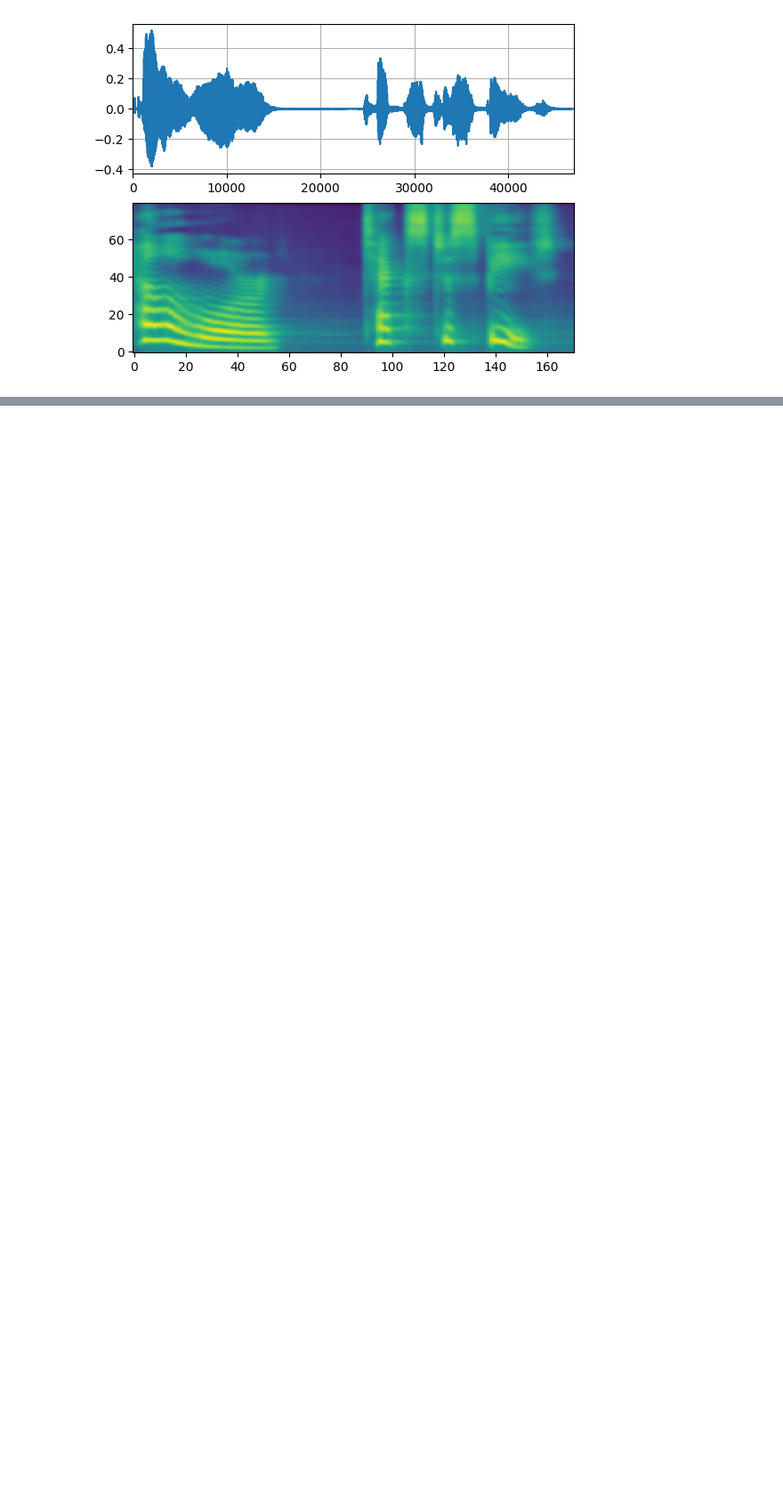
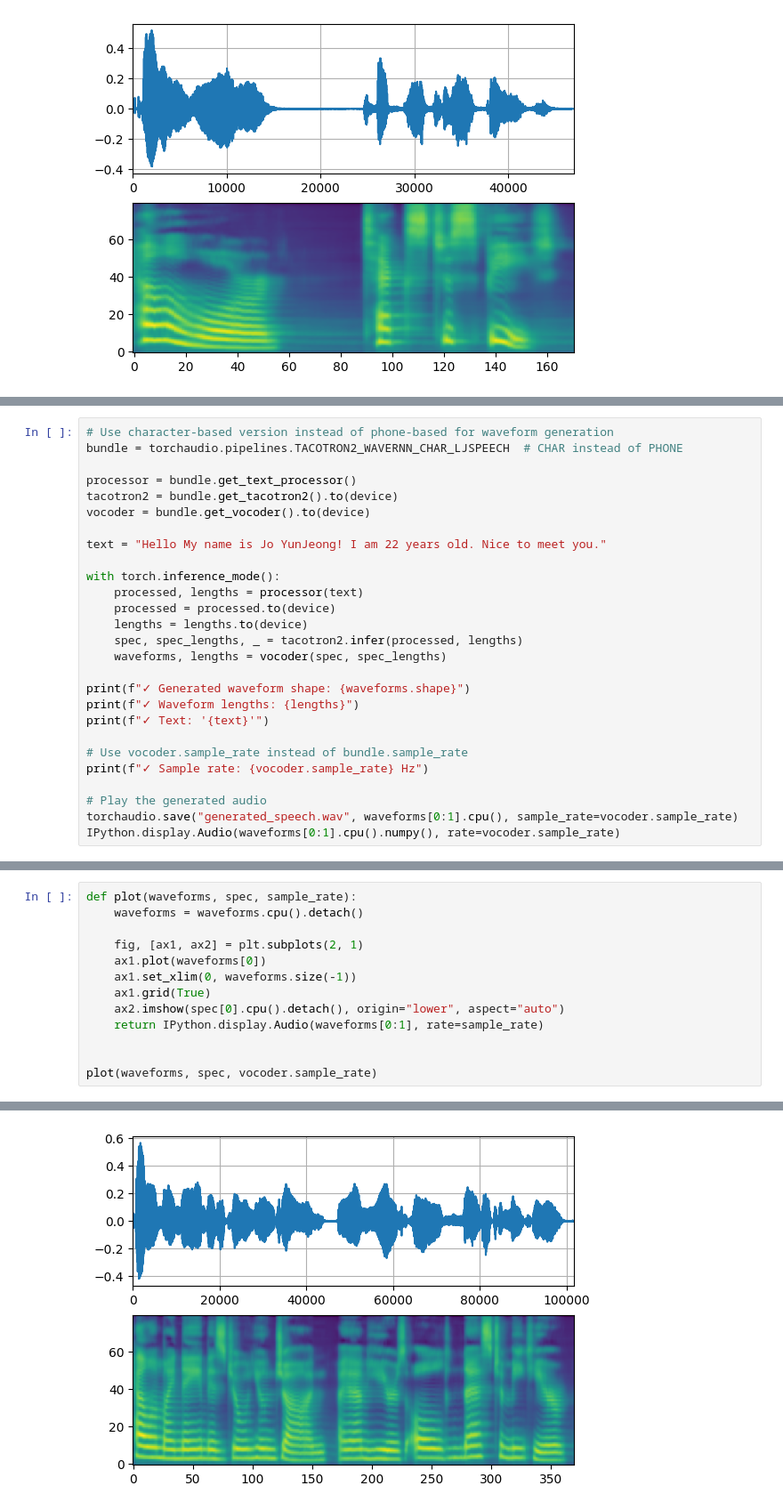
Before and after one commit to yunnjj/AI_lab, a Jupyter notebook: week5.ipynb, the cells around one changed output, grey strips where cells are left out. Shown at 89% size. Drawn from its saved outputs; the diff is of its cells as text; blank space fills up the shorter version.

```diff
--- a/week5.ipynb
+++ b/week5.ipynb
@@ -148,0 +245,27 @@ plot(waveforms, spec, vocoder.sample_rate)
+# %%
+# Use character-based version instead of phone-based for waveform generation
+bundle = torchaudio.pipelines.TACOTRON2_WAVERNN_CHAR_LJSPEECH  # CHAR instead of PHONE
+
+processor = bundle.get_text_processor()
+tacotron2 = bundle.get_tacotron2().to(device)
+vocoder = bundle.get_vocoder().to(device)
+
+text = "Hello My name is Jo YunJeong! I am 22 years old. Nice to meet you."
+
+with torch.inference_mode():
+    processed, lengths = processor(text)
+    processed = processed.to(device)
+    lengths = lengths.to(device)
+    spec, spec_lengths, _ = tacotron2.infer(processed, lengths)
+    waveforms, lengths = vocoder(spec, spec_lengths)
+
+print(f"✓ Generated waveform shape: {waveforms.shape}")
+print(f"✓ Waveform lengths: {lengths}")
+print(f"✓ Text: '{text}'")
+
+# Use vocoder.sample_rate instead of bundle.sample_rate
+print(f"✓ Sample rate: {vocoder.sample_rate} Hz")
+
+# Play the generated audio
+torchaudio.save("generated_speech.wav", waveforms[0:1].cpu(), sample_rate=vocoder.sample_rate)
+IPython.display.Audio(waveforms[0:1].cpu().numpy(), rate=vocoder.sample_rate)
@@ -148,0 +278,14 @@ plot(waveforms, spec, vocoder.sample_rate)
+# %%
+def plot(waveforms, spec, sample_rate):
+    waveforms = waveforms.cpu().detach()
+
+    fig, [ax1, ax2] = plt.subplots(2, 1)
+    ax1.plot(waveforms[0])
+    ax1.set_xlim(0, waveforms.size(-1))
+    ax1.grid(True)
+    ax2.imshow(spec[0].cpu().detach(), origin="lower", aspect="auto")
+    return IPython.display.Audio(waveforms[0:1], rate=sample_rate)
+
+
+plot(waveforms, spec, vocoder.sample_rate)
+# %% [output]
@@ -148,0 +293 @@ plot(waveforms, spec, vocoder.sample_rate)
+[figure, added]
```
Also changed, not shown: parts of 9 cells of this notebook, 1 other file.
